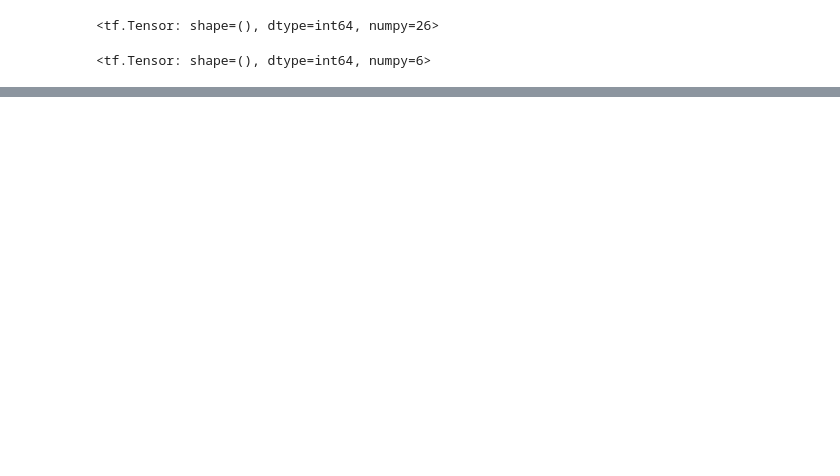
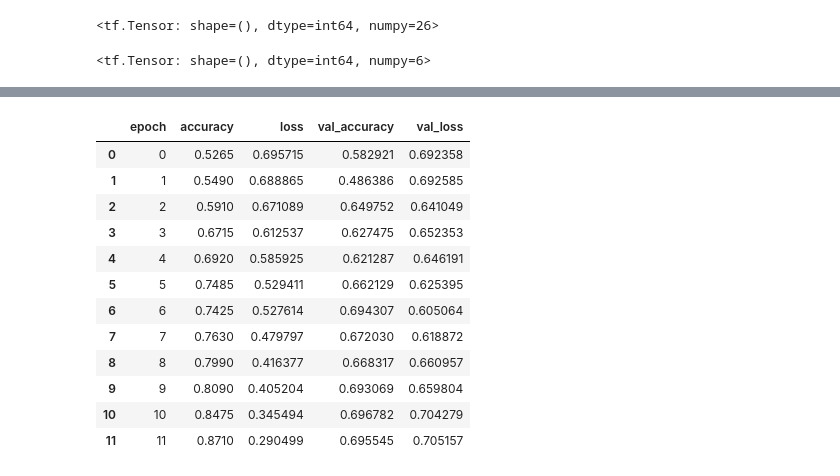
Before and after one commit to Gauss-PWr/2022_materials, a Jupyter notebook: Workshopy_2022_letni/workshop_3_keras_1/sokoly35.ipynb, the cells around one changed output, grey strips where cells are left out. Drawn from its saved outputs; the diff is of its cells as text; code cells hidden in the pictures; blank space fills up the shorter version.

```diff
--- a/Workshopy_2022_letni/workshop_3_keras_1/sokoly35.ipynb
+++ b/Workshopy_2022_letni/workshop_3_keras_1/sokoly35.ipynb
@@ -154,0 +203,16 @@ Epoch 7/30
+# %%
+history
+# %% [output]
+|  | epoch | accuracy | loss | val_accuracy | val_loss |
+| 0 | 0 | 0.5265 | 0.695715 | 0.582921 | 0.692358 |
+| 1 | 1 | 0.5490 | 0.688865 | 0.486386 | 0.692585 |
+| 2 | 2 | 0.5910 | 0.671089 | 0.649752 | 0.641049 |
+| 3 | 3 | 0.6715 | 0.612537 | 0.627475 | 0.652353 |
+| 4 | 4 | 0.6920 | 0.585925 | 0.621287 | 0.646191 |
+| 5 | 5 | 0.7485 | 0.529411 | 0.662129 | 0.625395 |
+| 6 | 6 | 0.7425 | 0.527614 | 0.694307 | 0.605064 |
+| 7 | 7 | 0.7630 | 0.479797 | 0.672030 | 0.618872 |
+| 8 | 8 | 0.7990 | 0.416377 | 0.668317 | 0.660957 |
+| 9 | 9 | 0.8090 | 0.405204 | 0.693069 | 0.659804 |
+| 10 | 10 | 0.8475 | 0.345494 | 0.696782 | 0.704279 |
+| 11 | 11 | 0.8710 | 0.290499 | 0.695545 | 0.705157 |
```
Also changed, not shown: parts of 15 cells of this notebook.
